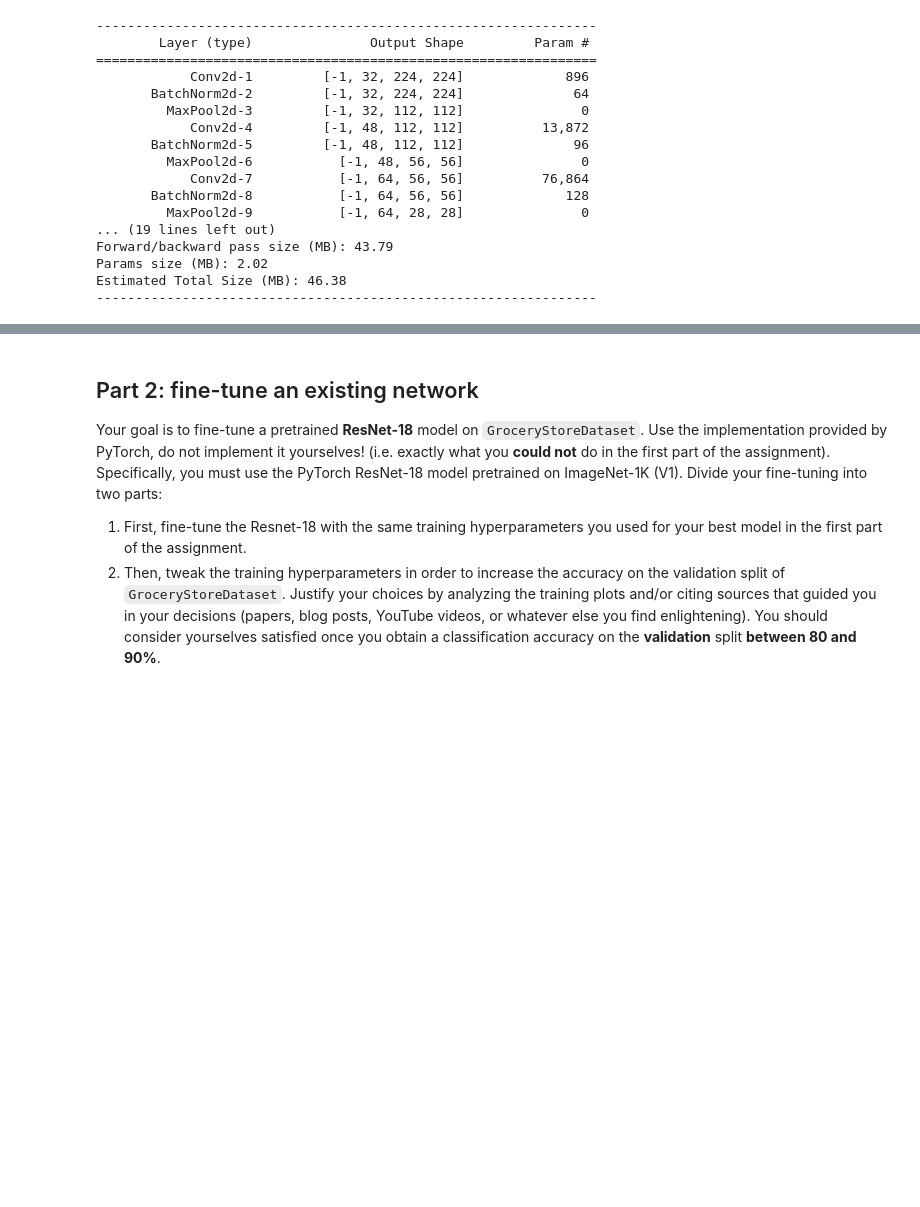
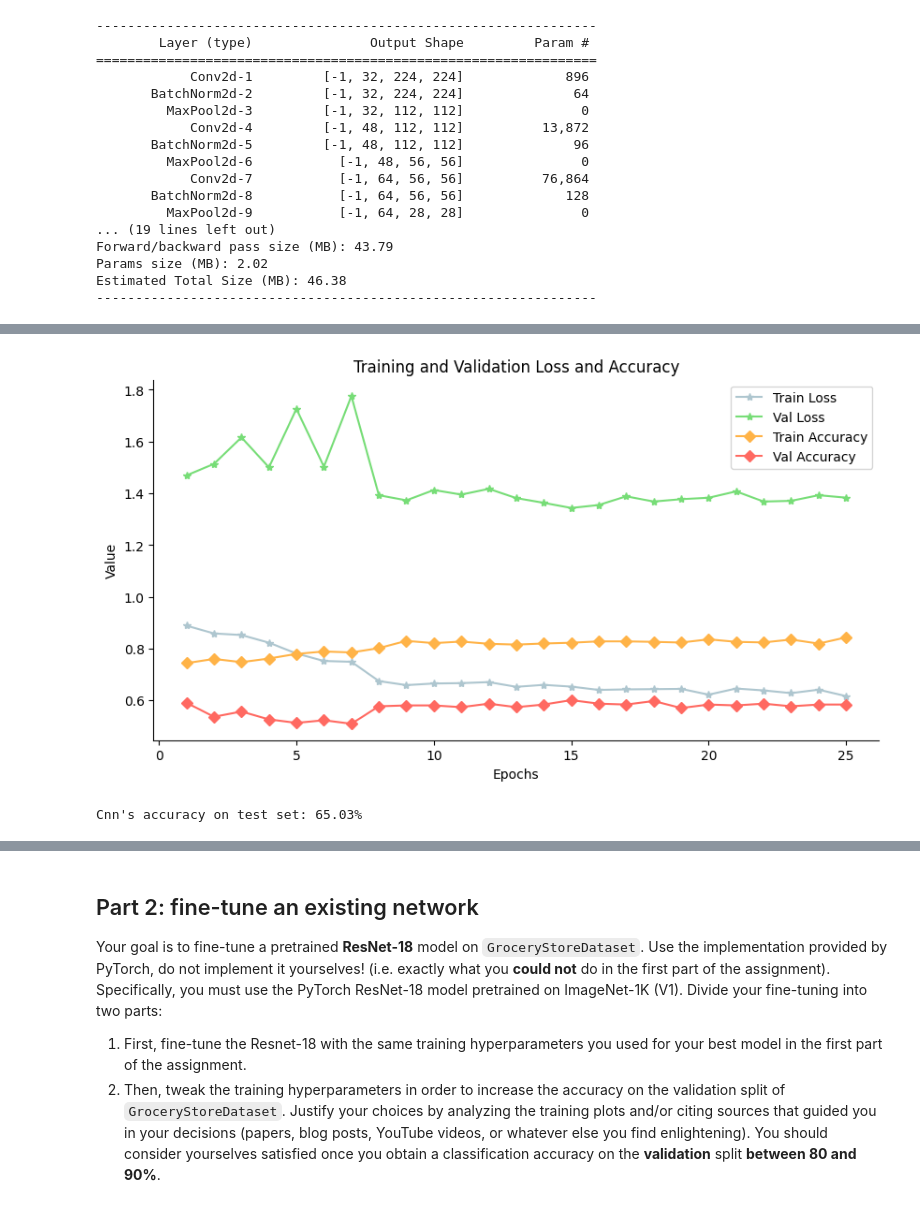
Before and after one commit to castelss8/IPCV_assigments, a Jupyter notebook: A2/assignment2.ipynb, the cells around one changed output, grey strips where cells are left out. Cells and saved outputs as stored; diff of their text form; code cells hidden in the pictures; blank space fills up the shorter version.

```diff
--- a/A2/assignment2.ipynb
+++ b/A2/assignment2.ipynb
@@ -900,0 +918,8 @@ Test Loss: 1.0951, Test Accuracy: 67.12%
+# %%
+plot_training_history(second_train_losses, second_val_losses, second_train_accuracies, second_val_accuracies)
+# %% [output]
+[figure, added]
+# %%
+evaluate_model(second_cnn_model, test_loader)
+# %% [output]
+Cnn's accuracy on test set: 65.03%
```
Also changed, not shown: parts of 81 cells of this notebook, 1 other file.
